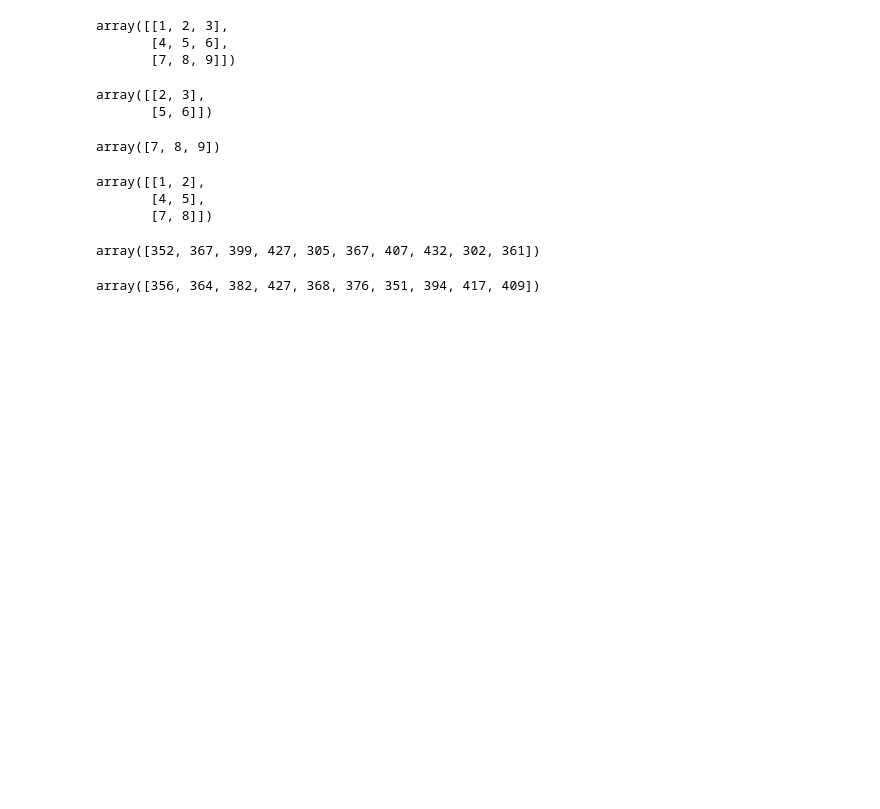
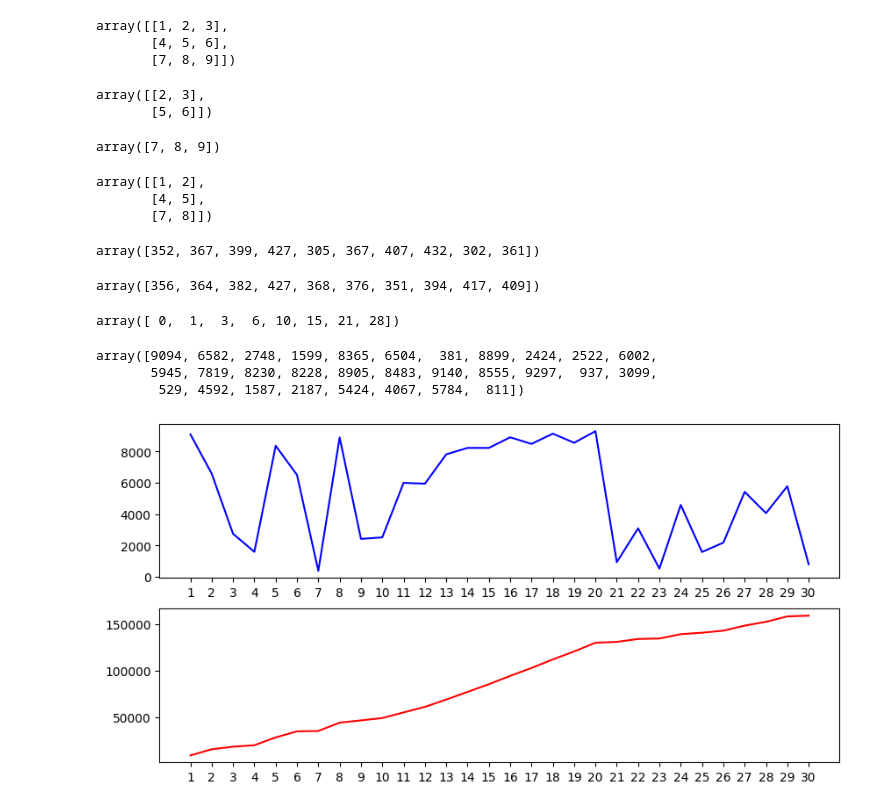
Before and after one commit to roberthsu2003/__2024_10_15__gjun_ai__, a Jupyter notebook: lesson14/lesson14_1.ipynb, the cells around one changed output. Cells and saved outputs as stored; diff of their text form; code cells hidden in the pictures; blank space fills up the shorter version.

```diff
--- a/lesson14/lesson14_1.ipynb
+++ b/lesson14/lesson14_1.ipynb
@@ -46,3 +46,29 @@ array([356, 364, 382, 427, 368, 376, 351, 394, 417, 409])
 #max
 #min
 #median
+# %%
+#cumsum()
+arr = np.array([0, 1, 2, 3, 4, 5, 6, 7])
+arr.cumsum()
+# %% [output]
+array([ 0,  1,  3,  6, 10, 15, 21, 28])
+# %%
+oneStore = np.random.randint(100,10000,size=(30,))
+oneStore
+# %% [output]
+array([9094, 6582, 2748, 1599, 8365, 6504,  381, 8899, 2424, 2522, 6002,
+       5945, 7819, 8230, 8228, 8905, 8483, 9140, 8555, 9297,  937, 3099,
+        529, 4592, 1587, 2187, 5424, 4067, 5784,  811])
+# %%
+import matplotlib.pyplot as plt
+fig = plt.figure(figsize=(10,5))
+axes1 = fig.add_subplot(2,1,1)
+axes1.plot(range(1,31),oneStore,'b-')
+axes1.set_xticks(range(1,31))
+
+axes2 = fig.add_subplot(2,1,2)
+axes2.plot(range(1,31),oneStore.cumsum(),'r-')
+axes2.set_xticks(range(1, 31))
+plt.show()
+# %% [output]
+[figure, added]
```
